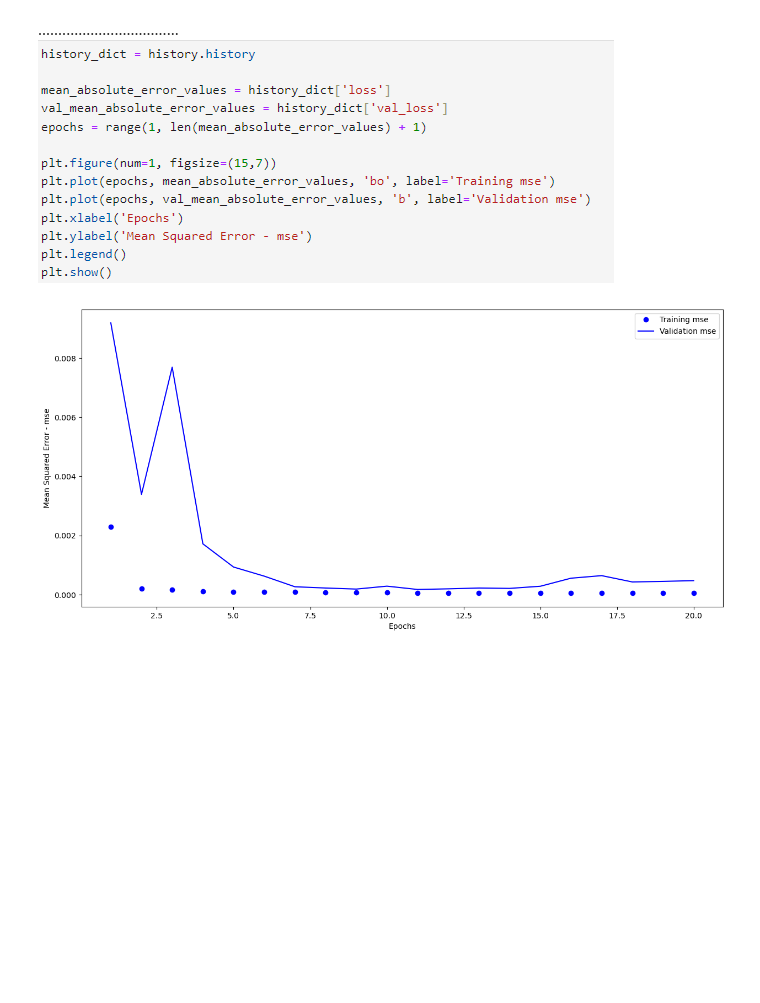
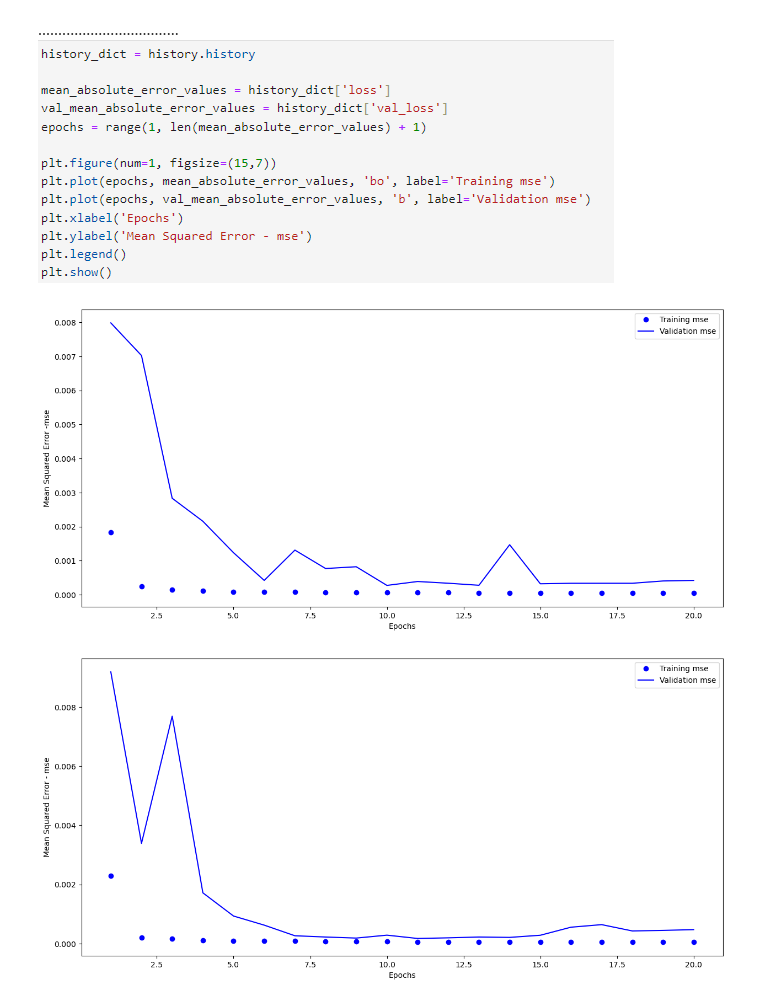
Before and after one commit to Nithya-2-2/MachineLearningInFinance, a Jupyter notebook: LAB4/Week-4-MLP_S&P_ML_in-Finance_Final-1.ipynb, the cells around one changed output. Saved outputs shown, nothing was run; the diff lists cells and outputs as text; code cells hidden in the pictures; blank space fills up the shorter version.

```diff
--- a/LAB4/Week-4-MLP_S&P_ML_in-Finance_Final-1.ipynb
+++ b/LAB4/Week-4-MLP_S&P_ML_in-Finance_Final-1.ipynb
@@ -677,6 +709,22 @@ plt.show()
 ##### Type the code below by copying and slightly changing the previous cell code
 # %% [markdown]
 ...................................![image.png](attachment:7e2e3e88-3c3f-40cd-905a-c831d2f67777.png)
+# %%
+history_dict = history.history
+
+mean_absolute_error_values = history_dict['loss']
+val_mean_absolute_error_values = history_dict['val_loss']
+epochs = range(1, len(mean_absolute_error_values)+1)
+
+plt.figure(num=1, figsize = (15, 7))
+plt.plot(epochs, mean_absolute_error_values, 'bo', label='Training mse')
+plt.plot(epochs, val_mean_absolute_error_values, 'b', label = 'Validation mse')
+plt.xlabel('Epochs')
+plt.ylabel('Mean Squared Error -mse')
+plt.legend()
+plt.show()
+# %% [output]
+[figure, added]
 # %%
 # %% [output]
 [figure]
```
Also changed, not shown: parts of 15 cells of this notebook, 1 other file.
